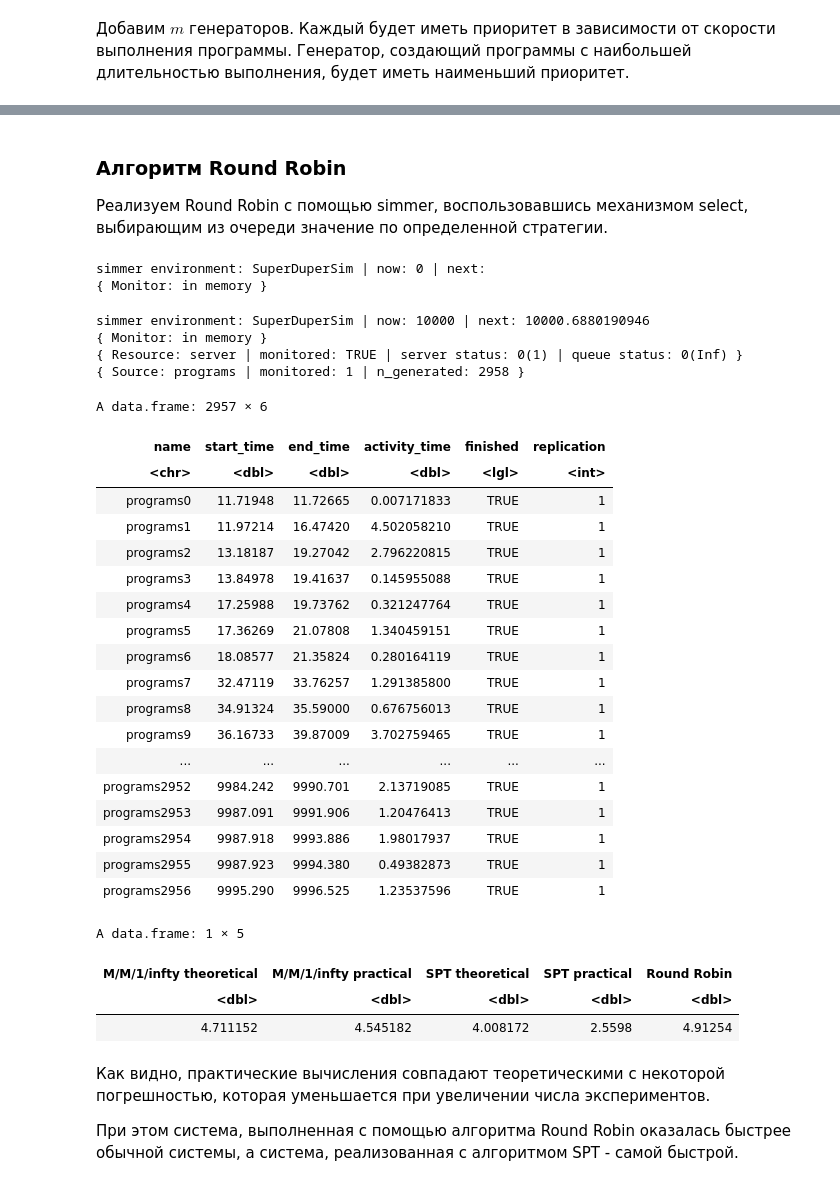
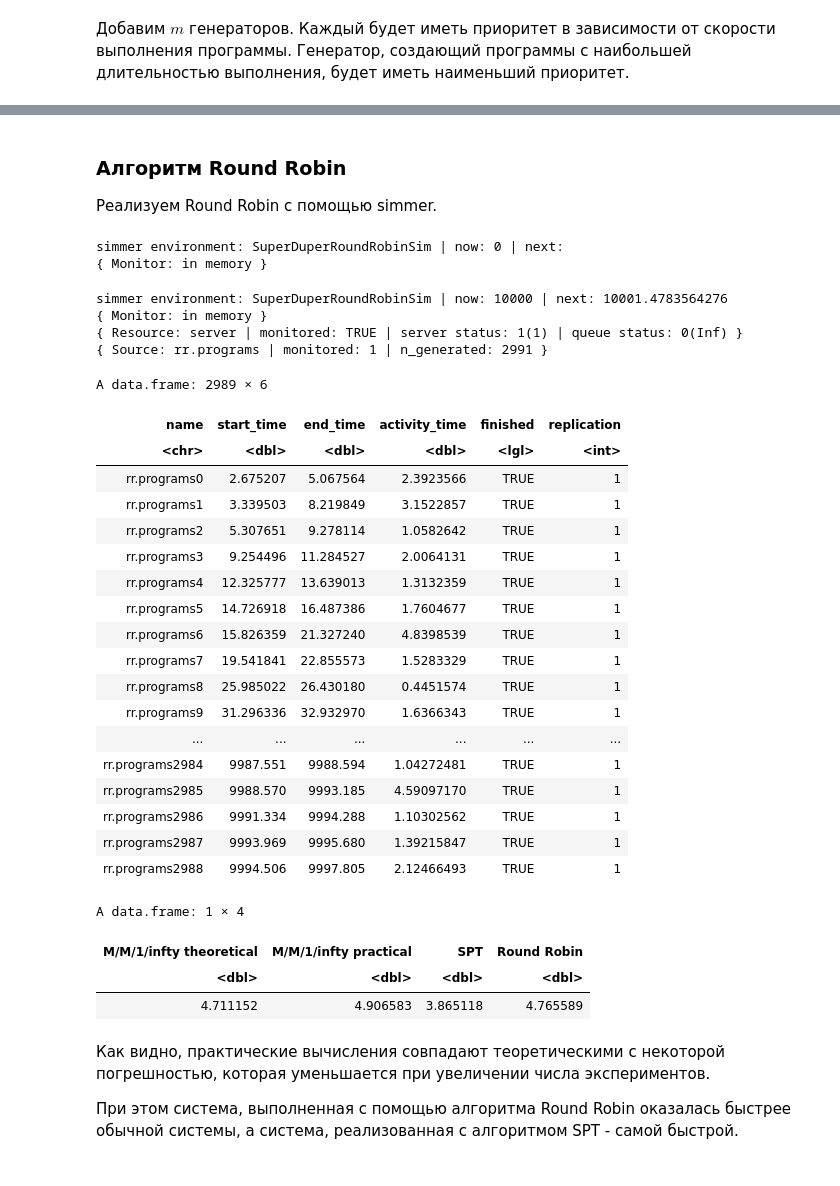
Before and after one commit to DeadlySquad13/t4-2-PerformanceAnalysis__Labs, a Jupyter notebook: Lab7/PerformanceAnalysis__Lab7.ipynb, the cells around one changed output, grey strips where cells are left out. Cells and saved outputs as stored; diff of their text form; code cells hidden in the pictures.

```diff
--- a/Lab7/PerformanceAnalysis__Lab7.ipynb
+++ b/Lab7/PerformanceAnalysis__Lab7.ipynb
@@ -268,68 +245,66 @@ A data.frame: 1 × 4
 # %% [markdown]
 ### Алгоритм Round Robin
-Реализуем Round Robin с помощью simmer, воспользовавшись механизмом select,
-выбирающим из очереди значение по определенной стратегии.
+Реализуем Round Robin с помощью simmer.
 # %%
 if (!require("simmer")) {
     install.packages("simmer")
 }
 library(simmer)
 
-env <- simmer("SuperDuperSim")
-env
+rr.env <- simmer("SuperDuperRoundRobinSim")
+rr.env
 # %% [output]
-simmer environment: SuperDuperSim | now: 0 | next:
+simmer environment: SuperDuperRoundRobinSim | now: 0 | next:
 { Monitor: in memory }
 # %%
-programs <- trajectory("programs' path") %>%
-    select("server", "round-robin") %>%
-    seize_selected(1) %>%
+rr.programs <- trajectory("rr.programs' path") %>%
+    seize("server", 1) %>%
     timeout(function() rexp(1, mu)) %>%
-    release_selected(1)
+    release("server", 1)
 # %%
 SIMULATION_TIME <- 10000
 
-env %>%
+rr.env %>%
     add_resource("server", 1) %>%
-    add_generator("programs", programs, function() rexp(1, lambda)) %>%
+    add_generator("rr.programs", rr.programs, function() rexp(1, lambda)) %>%
     run(until = SIMULATION_TIME)
 # %% [output]
-simmer environment: SuperDuperSim | now: 10000 | next: 10000.6880190946
+simmer environment: SuperDuperRoundRobinSim | now: 10000 | next: 10001.4783564276
 { Monitor: in memory }
-{ Resource: server | monitored: TRUE | server status: 0(1) | queue status: 0(Inf) }
-{ Source: programs | monitored: 1 | n_generated: 2958 }
+{ Resource: server | monitored: TRUE | server status: 1(1) | queue status: 0(Inf) }
+{ Source: rr.programs | monitored: 1 | n_generated: 2991 }
 # %%
-arrivals <- env %>%
+rr.arrivals <- rr.env %>%
     get_mon_arrivals()
-arrivals
+rr.arrivals
 # %% [output]
-A data.frame: 2957 × 6
+A data.frame: 2989 × 6
 | name | start_time | end_time | activity_time | finished | replication |
 | <chr> | <dbl> | <dbl> | <dbl> | <lgl> | <int> |
-| programs0 | 11.71948 | 11.72665 | 0.007171833 | TRUE | 1 |
-| programs1 | 11.97214 | 16.47420 | 4.502058210 | TRUE | 1 |
-| programs2 | 13.18187 | 19.27042 | 2.796220815 | TRUE | 1 |
-| programs3 | 13.84978 | 19.41637 | 0.145955088 | TRUE | 1 |
-| programs4 | 17.25988 | 19.73762 | 0.321247764 | TRUE | 1 |
-| programs5 | 17.36269 | 21.07808 | 1.340459151 | TRUE | 1 |
-| programs6 | 18.08577 | 21.35824 | 0.280164119 | TRUE | 1 |
-| programs7 | 32.47119 | 33.76257 | 1.291385800 | TRUE | 1 |
-| programs8 | 34.91324 | 35.59000 | 0.676756013 | TRUE | 1 |
-| programs9 | 36.16733 | 39.87009 | 3.702759465 | TRUE | 1 |
+| rr.programs0 | 2.675207 | 5.067564 | 2.3923566 | TRUE | 1 |
+| rr.programs1 | 3.339503 | 8.219849 | 3.1522857 | TRUE | 1 |
+| rr.programs2 | 5.307651 | 9.278114 | 1.0582642 | TRUE | 1 |
+| rr.programs3 | 9.254496 | 11.284527 | 2.0064131 | TRUE | 1 |
+| rr.programs4 | 12.325777 | 13.639013 | 1.3132359 | TRUE | 1 |
+| rr.programs5 | 14.726918 | 16.487386 | 1.7604677 | TRUE | 1 |
+| rr.programs6 | 15.826359 | 21.327240 | 4.8398539 | TRUE | 1 |
+| rr.programs7 | 19.541841 | 22.855573 | 1.5283329 | TRUE | 1 |
+| rr.programs8 | 25.985022 | 26.430180 | 0.4451574 | TRUE | 1 |
+| rr.programs9 | 31.296336 | 32.932970 | 1.6366343 | TRUE | 1 |
 | ... | ... | ... | ... | ... | ... |
-| programs2952 | 9984.242 | 9990.701 | 2.13719085 | TRUE | 1 |
-| programs2953 | 9987.091 | 9991.906 | 1.20476413 | TRUE | 1 |
-| programs2954 | 9987.918 | 9993.886 | 1.98017937 | TRUE | 1 |
-| programs2955 | 9987.923 | 9994.380 | 0.49382873 | TRUE | 1 |
-| programs2956 | 9995.290 | 9996.525 | 1.23537596 | TRUE | 1 |
+| rr.programs2984 | 9987.551 | 9988.594 | 1.04272481 | TRUE | 1 |
+| rr.programs2985 | 9988.570 | 9993.185 | 4.59097170 | TRUE | 1 |
+| rr.programs2986 | 9991.334 | 9994.288 | 1.10302562 | TRUE | 1 |
+| rr.programs2987 | 9993.969 | 9995.680 | 1.39215847 | TRUE | 1 |
+| rr.programs2988 | 9994.506 | 9997.805 | 2.12466493 | TRUE | 1 |
 # %%
-results[5] <- mean(arrivals %>% with(end_time - start_time))
+results[4] <- mean(rr.arrivals %>% with(end_time - start_time))
 results
 # %% [output]
-A data.frame: 1 × 5
+A data.frame: 1 × 4
-| M/M/1/infty theoretical | M/M/1/infty practical | SPT theoretical | SPT practical | Round Robin |
-| <dbl> | <dbl> | <dbl> | <dbl> | <dbl> |
-| 4.711152 | 4.545182 | 4.008172 | 2.5598 | 4.91254 |
+| M/M/1/infty theoretical | M/M/1/infty practical | SPT | Round Robin |
+| <dbl> | <dbl> | <dbl> | <dbl> |
+| 4.711152 | 4.906583 | 3.865118 | 4.765589 |
 # %% [markdown]
 Как видно, практические вычисления совпадают теоретическими с некоторой
 погрешностью, которая уменьшается при увеличении числа экспериментов.
```
Also changed, not shown: parts of 6 cells of this notebook, 1 other file.
